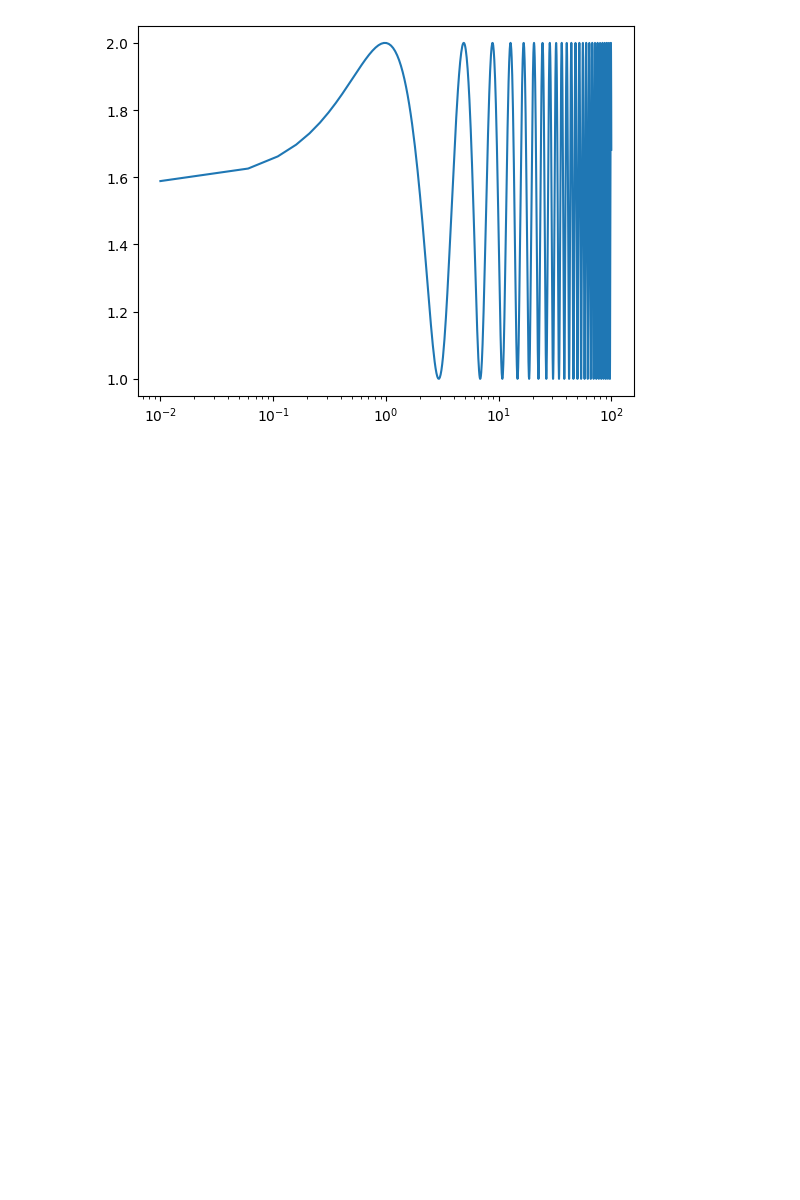
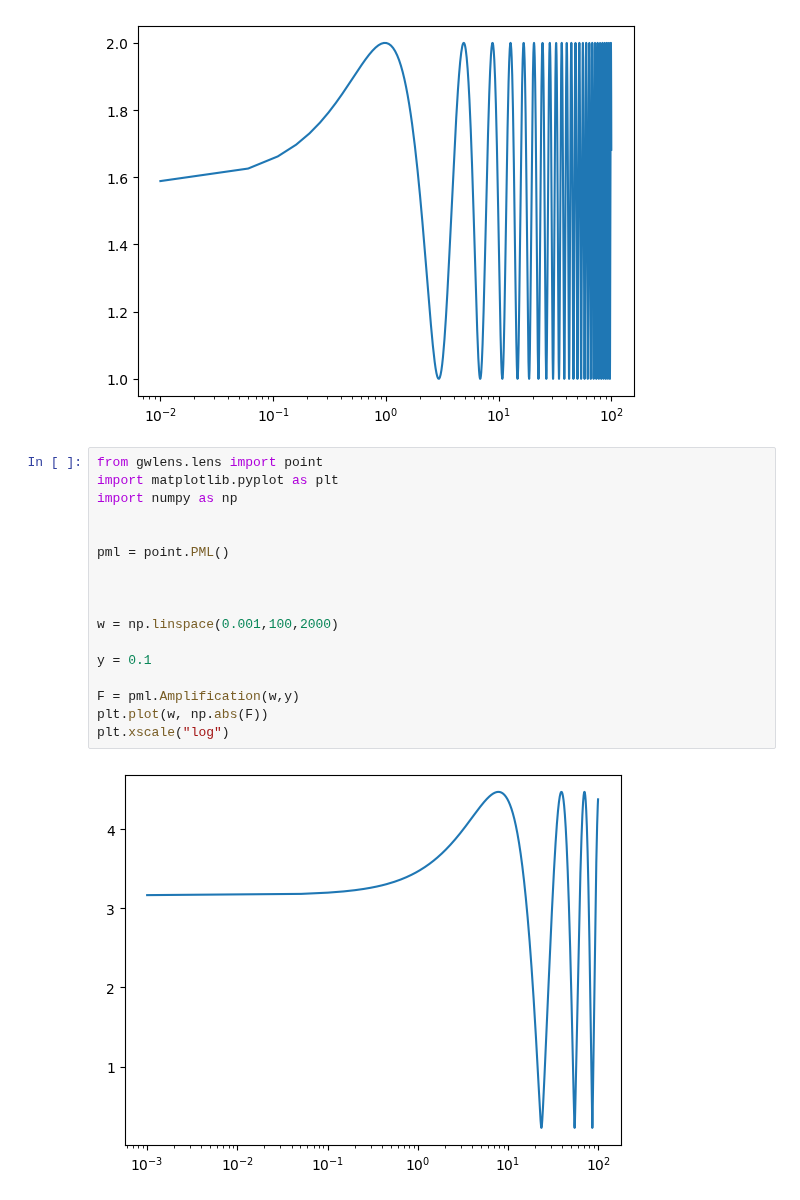
Before and after one commit to hsreekanth15/GWLENS, a Jupyter notebook: examples/getting_started.ipynb, the cells around one changed output. Cells and saved outputs as stored; diff of their text form; blank space fills up the shorter version.

```diff
--- a/examples/getting_started.ipynb
+++ b/examples/getting_started.ipynb
@@ -193,3 +193,22 @@ plt.plot(w,np.abs(F))
 plt.xscale("log")
 # %% [output]
 [figure]
+# %%
+from gwlens.lens import point
+import matplotlib.pyplot as plt
+import numpy as np
+
+
+pml = point.PML()
+
+
+
+w = np.linspace(0.001,100,2000)
+
+y = 0.1
+
+F = pml.Amplification(w,y)
+plt.plot(w, np.abs(F))
+plt.xscale("log")
+# %% [output]
+[figure, added]
```
Also changed, not shown: parts of 1 cell of this notebook, 2 other files.
